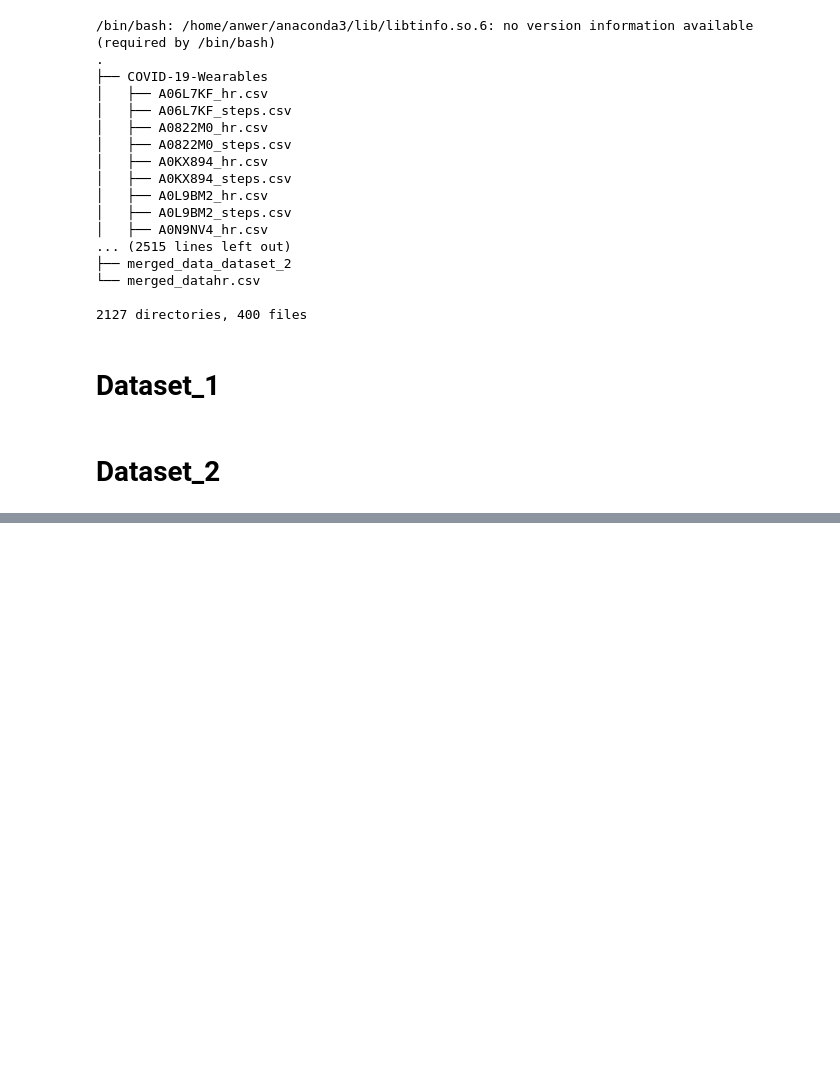
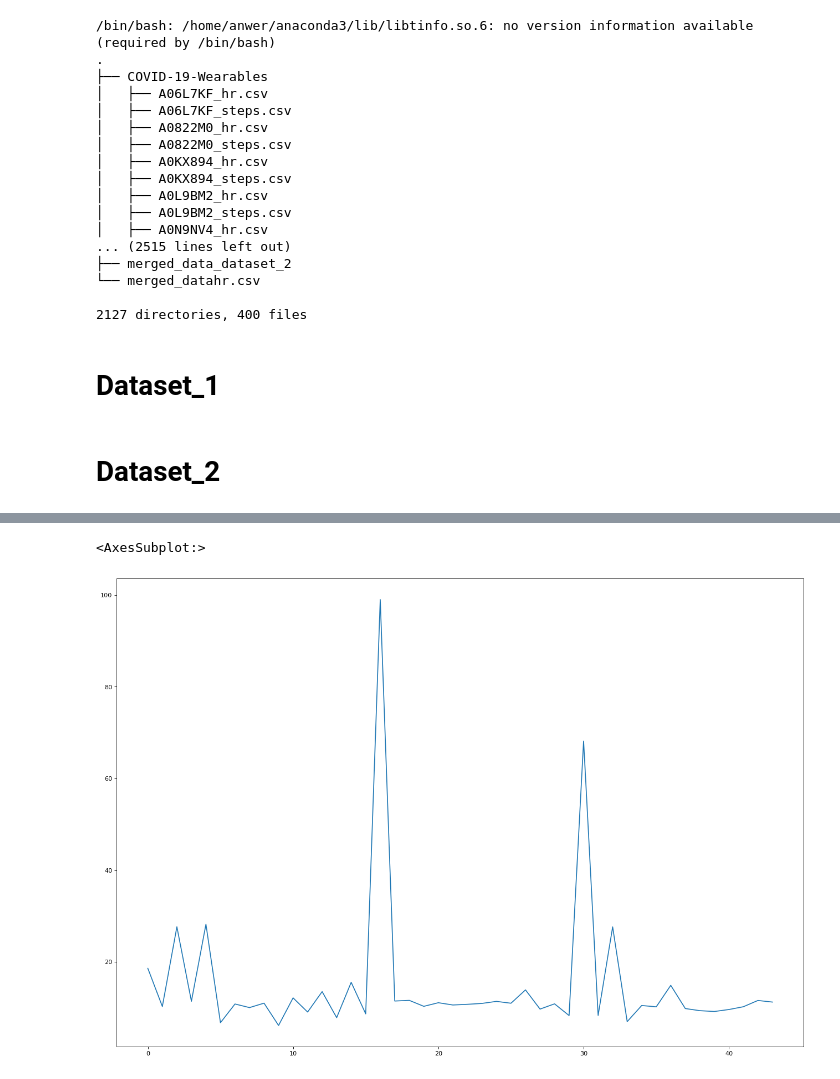
Before and after one commit to Heatdh/IterAsianAI, a Jupyter notebook: data_preprocessing_danish.ipynb, the cells around one changed output, grey strips where cells are left out. Drawn from its saved outputs; the diff is of its cells as text; code cells hidden in the pictures; blank space fills up the shorter version.

```diff
--- a/data_preprocessing_danish.ipynb
+++ b/data_preprocessing_danish.ipynb
@@ -91,0 +162,8 @@ KeyError: 'datetime'
+# %%
+from matplotlib.pyplot import figure
+
+figure(figsize=(20, 14), dpi=80)
+data_1['hr_step_ratio'].plot()
+# %% [output]
+<AxesSubplot:>
+[figure, added]
```
Also changed, not shown: parts of 12 cells of this notebook.
